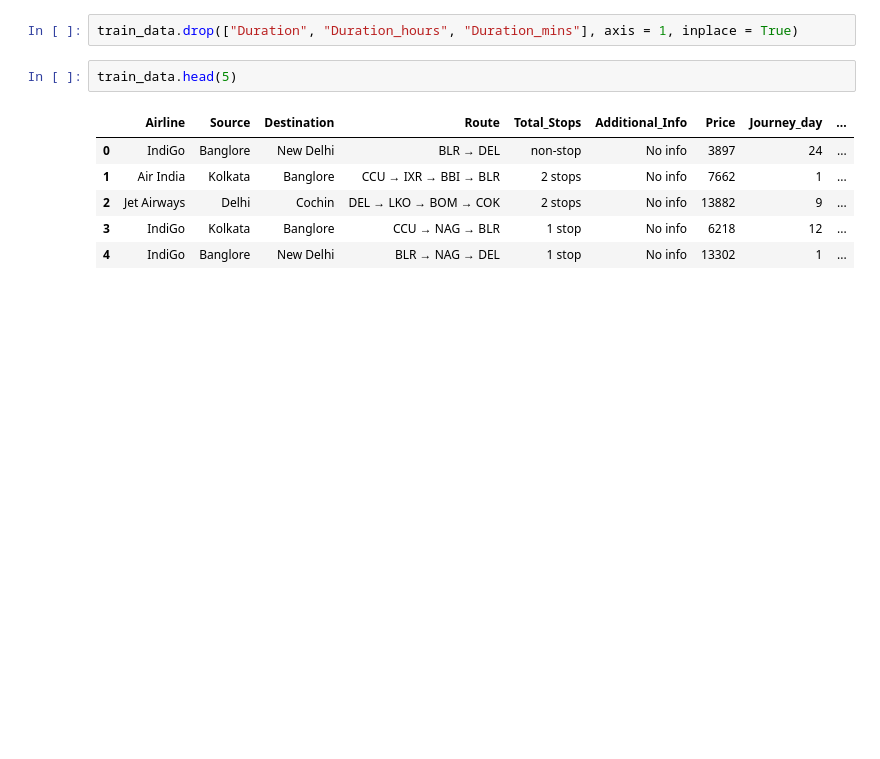
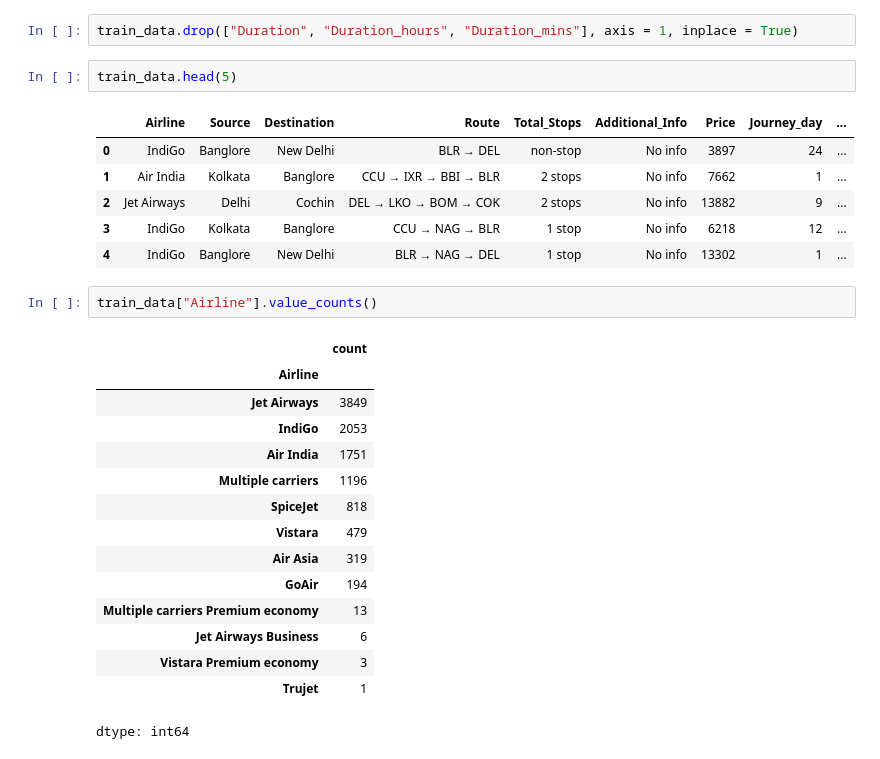
Before and after one commit to Sivaramjallu001/Random-Forest-based-Flight-Fare-Prediction-Model, a Jupyter notebook: Flight_Fare_Prediction.ipynb, the cells around one changed output. Drawn from its saved outputs; the diff is of its cells as text; blank space fills up the shorter version.

```diff
--- a/Flight_Fare_Prediction.ipynb
+++ b/Flight_Fare_Prediction.ipynb
@@ -176,3 +167,21 @@ train_data.head(5)
 | 2 | Jet Airways | Delhi | Cochin | DEL → LKO → BOM → COK | 2 stops | No info | 13882 | 9 | ... |
 | 3 | IndiGo | Kolkata | Banglore | CCU → NAG → BLR | 1 stop | No info | 6218 | 12 | ... |
 | 4 | IndiGo | Banglore | New Delhi | BLR → NAG → DEL | 1 stop | No info | 13302 | 1 | ... |
+# %%
+train_data["Airline"].value_counts()
+# %% [output]
+|  | count |
+| Airline |  |
+| Jet Airways | 3849 |
+| IndiGo | 2053 |
+| Air India | 1751 |
+| Multiple carriers | 1196 |
+| SpiceJet | 818 |
+| Vistara | 479 |
+| Air Asia | 319 |
+| GoAir | 194 |
+| Multiple carriers Premium economy | 13 |
+| Jet Airways Business | 6 |
+| Vistara Premium economy | 3 |
+| Trujet | 1 |
+dtype: int64
```
Also changed, not shown: parts of 4 cells of this notebook.
